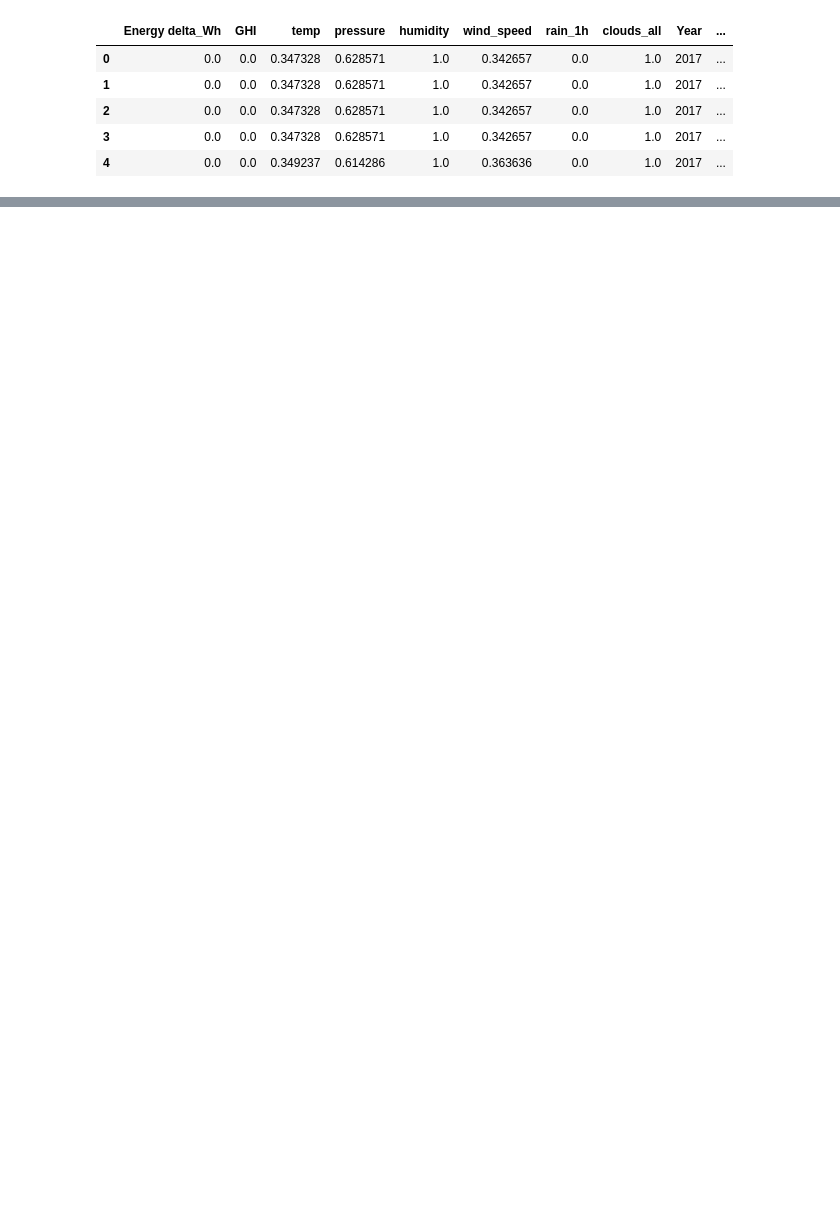
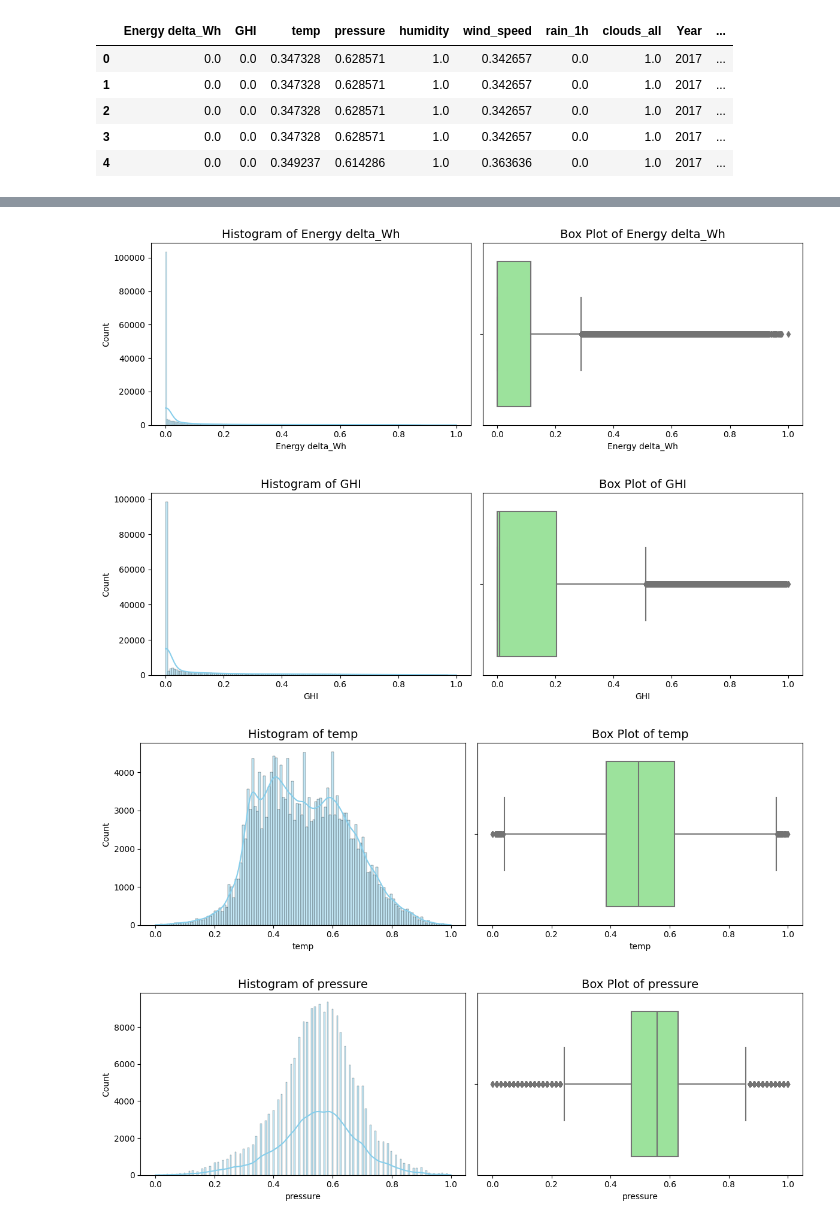
Before and after one commit to chenming7777/greenlight, a Jupyter notebook: solar_preprocessing/renewable-energy-and-weather-conditions-analysis.ipynb, the cells around one changed output, grey strips where cells are left out. Cells and saved outputs as stored; diff of their text form; code cells hidden in the pictures; blank space fills up the shorter version.

```diff
--- a/solar_preprocessing/renewable-energy-and-weather-conditions-analysis.ipynb
+++ b/solar_preprocessing/renewable-energy-and-weather-conditions-analysis.ipynb
@@ -1095,0 +1177,28 @@ df.describe()
+# %%
+import matplotlib.pyplot as plt
+import seaborn as sns
+
+# 1. Select numeric columns
+numeric_cols = df.select_dtypes(include=['float64']).columns
+
+# 2. Plot histogram and box plot for each numeric column
+for col in numeric_cols:
+    fig, axes = plt.subplots(1, 2, figsize=(12, 4))
+
+    # Histogram with optional KDE
+    sns.histplot(df[col], ax=axes[0], kde=True, color='skyblue')
+    axes[0].set_title(f"Histogram of {col}", fontsize=14)
+    axes[0].set_xlabel(col)
+
+    # Box plot
+    sns.boxplot(x=df[col], ax=axes[1], color='lightgreen')
+    axes[1].set_title(f"Box Plot of {col}", fontsize=14)
+    axes[1].set_xlabel(col)
+
+    plt.tight_layout()
+    plt.show()
+# %% [output]
+[figure, added]
+[figure, added]
+[figure, added]
+[figure, added]
```
Also changed, not shown: parts of 58 cells of this notebook, 3 other files.
